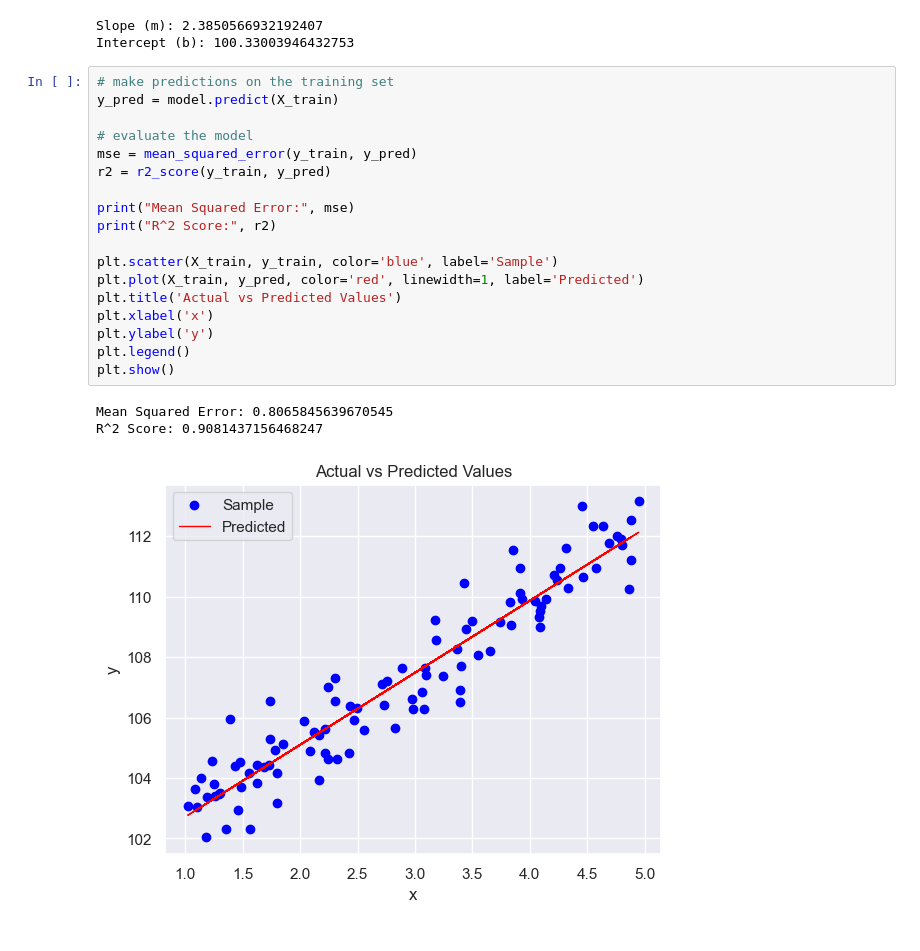
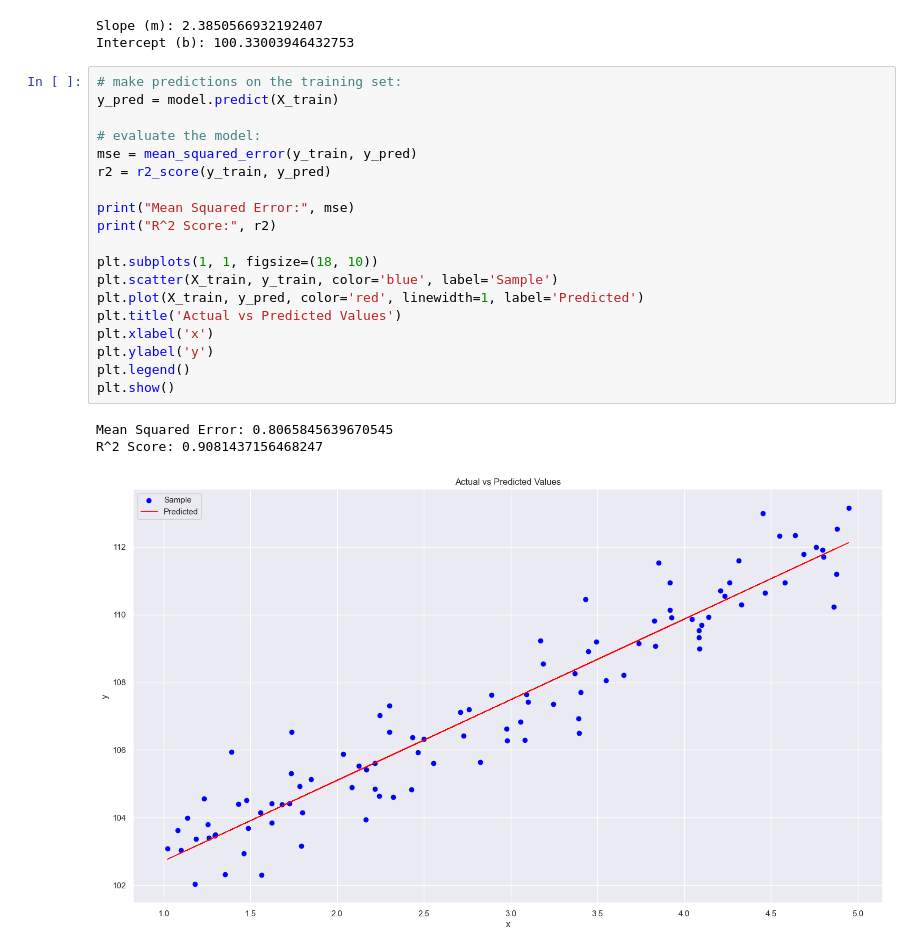
Before and after one commit to leandrofahur/artificial-inteligence-portifolio, a Jupyter notebook: machine-learning/supervised-learning/simple-linear-regression-scikit.ipynb, the cells around one changed output. Saved outputs shown, nothing was run; the diff lists cells and outputs as text.

```diff
--- a/machine-learning/supervised-learning/simple-linear-regression-scikit.ipynb
+++ b/machine-learning/supervised-learning/simple-linear-regression-scikit.ipynb
@@ -37,24 +37,25 @@ print("Intercept (b):", model.intercept_)
 Slope (m): 2.3850566932192407
 Intercept (b): 100.33003946432753
 # %%
-# make predictions on the training set
+# make predictions on the training set:
 y_pred = model.predict(X_train)
 
-# evaluate the model
+# evaluate the model:
 mse = mean_squared_error(y_train, y_pred)
 r2 = r2_score(y_train, y_pred)
 
 print("Mean Squared Error:", mse)
 print("R^2 Score:", r2)
 
+plt.subplots(1, 1, figsize=(18, 10))
 plt.scatter(X_train, y_train, color='blue', label='Sample')
 plt.plot(X_train, y_pred, color='red', linewidth=1, label='Predicted')
 plt.title('Actual vs Predicted Values')
 plt.xlabel('x')
 plt.ylabel('y')
 plt.legend()
 plt.show()
 # %% [output]
 Mean Squared Error: 0.8065845639670545
 R^2 Score: 0.9081437156468247
-[figure, old version]
+[figure, new version]
```
